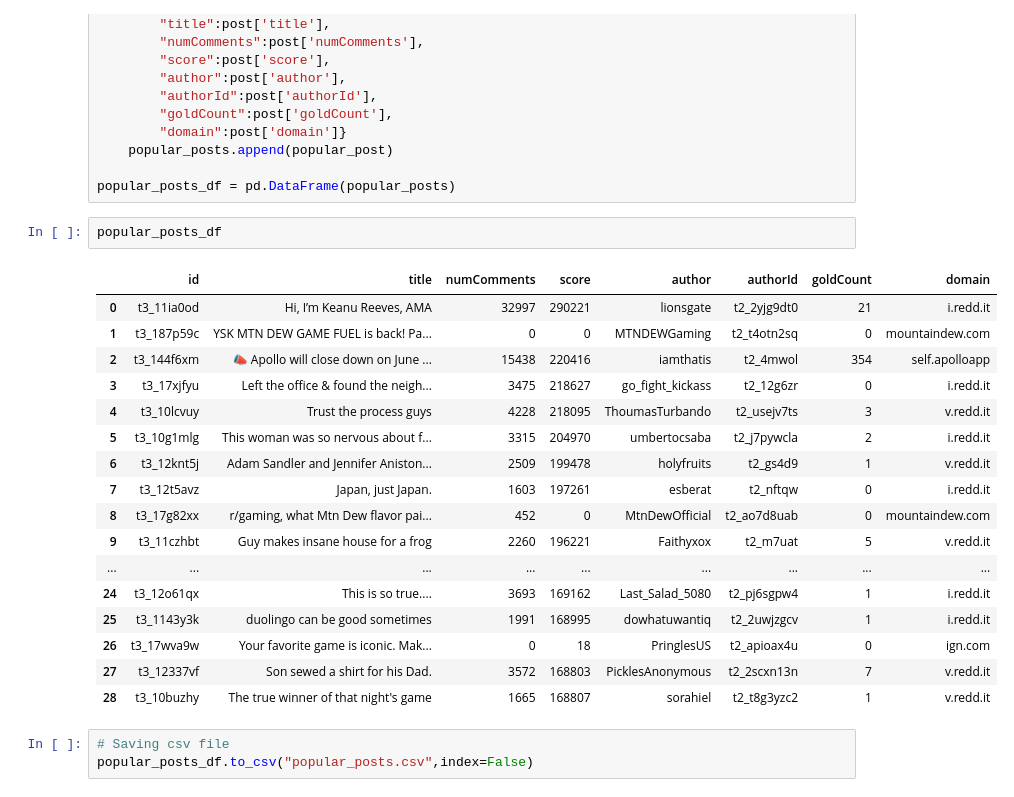
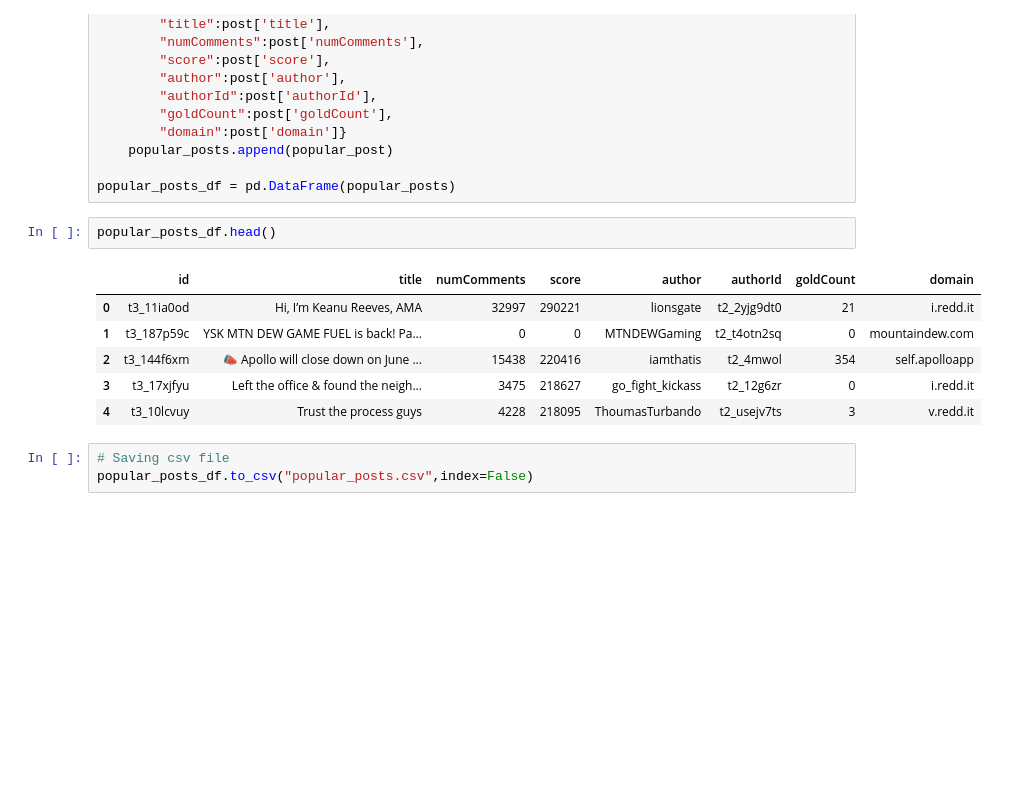
Before and after one commit to AslihanYoldas/Data-Science-reddit-api-project-Ada-lovelace-academy, a Jupyter notebook: main.ipynb, the cells around one changed output. Saved outputs shown, nothing was run; the diff lists cells and outputs as text; blank space fills up the shorter version.

```diff
--- a/main.ipynb
+++ b/main.ipynb
@@ -108,25 +46,14 @@ for post in data_popular['data']['posts']:
 
 popular_posts_df = pd.DataFrame(popular_posts)
 # %%
-popular_posts_df
+popular_posts_df.head()
 # %% [output]
 |  | id | title | numComments | score | author | authorId | goldCount | domain |
 | 0 | t3_11ia0od | Hi, I’m Keanu Reeves, AMA | 32997 | 290221 | lionsgate | t2_2yjg9dt0 | 21 | i.redd.it |
 | 1 | t3_187p59c | YSK MTN DEW GAME FUEL is back! Pa... | 0 | 0 | MTNDEWGaming | t2_t4otn2sq | 0 | mountaindew.com |
 | 2 | t3_144f6xm | 📣 Apollo will close down on June ... | 15438 | 220416 | iamthatis | t2_4mwol | 354 | self.apolloapp |
 | 3 | t3_17xjfyu | Left the office & found the neigh... | 3475 | 218627 | go_fight_kickass | t2_12g6zr | 0 | i.redd.it |
 | 4 | t3_10lcvuy | Trust the process guys | 4228 | 218095 | ThoumasTurbando | t2_usejv7ts | 3 | v.redd.it |
-| 5 | t3_10g1mlg | This woman was so nervous about f... | 3315 | 204970 | umbertocsaba | t2_j7pywcla | 2 | i.redd.it |
-| 6 | t3_12knt5j | Adam Sandler and Jennifer Aniston... | 2509 | 199478 | holyfruits | t2_gs4d9 | 1 | v.redd.it |
-| 7 | t3_12t5avz | Japan, just Japan. | 1603 | 197261 | esberat | t2_nftqw | 0 | i.redd.it |
-| 8 | t3_17g82xx | r/gaming, what Mtn Dew flavor pai... | 452 | 0 | MtnDewOfficial | t2_ao7d8uab | 0 | mountaindew.com |
-| 9 | t3_11czhbt | Guy makes insane house for a frog | 2260 | 196221 | Faithyxox | t2_m7uat | 5 | v.redd.it |
-| ... | ... | ... | ... | ... | ... | ... | ... | ... |
-| 24 | t3_12o61qx | This is so true.... | 3693 | 169162 | Last_Salad_5080 | t2_pj6sgpw4 | 1 | i.redd.it |
-| 25 | t3_1143y3k | duolingo can be good sometimes | 1991 | 168995 | dowhatuwantiq | t2_2uwjzgcv | 1 | i.redd.it |
-| 26 | t3_17wva9w | Your favorite game is iconic. Mak... | 0 | 18 | PringlesUS | t2_apioax4u | 0 | ign.com |
-| 27 | t3_12337vf | Son sewed a shirt for his Dad. | 3572 | 168803 | PicklesAnonymous | t2_2scxn13n | 7 | v.redd.it |
-| 28 | t3_10buzhy | The true winner of that night's game | 1665 | 168807 | sorahiel | t2_t8g3yzc2 | 1 | v.redd.it |
 # %%
 # Saving csv file
 popular_posts_df.to_csv("popular_posts.csv",index=False)
```
Also changed, not shown: parts of 9 cells of this notebook.
